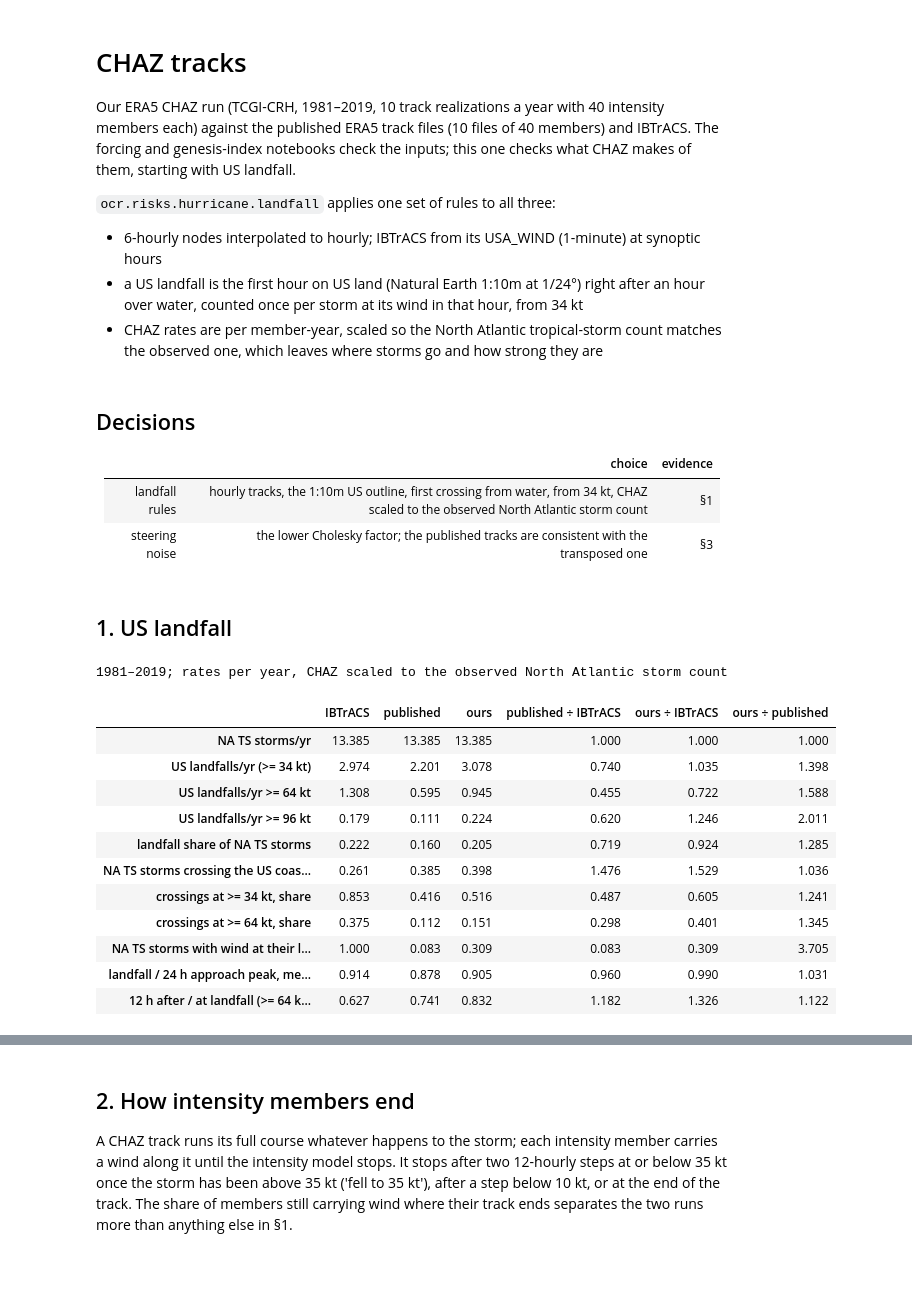
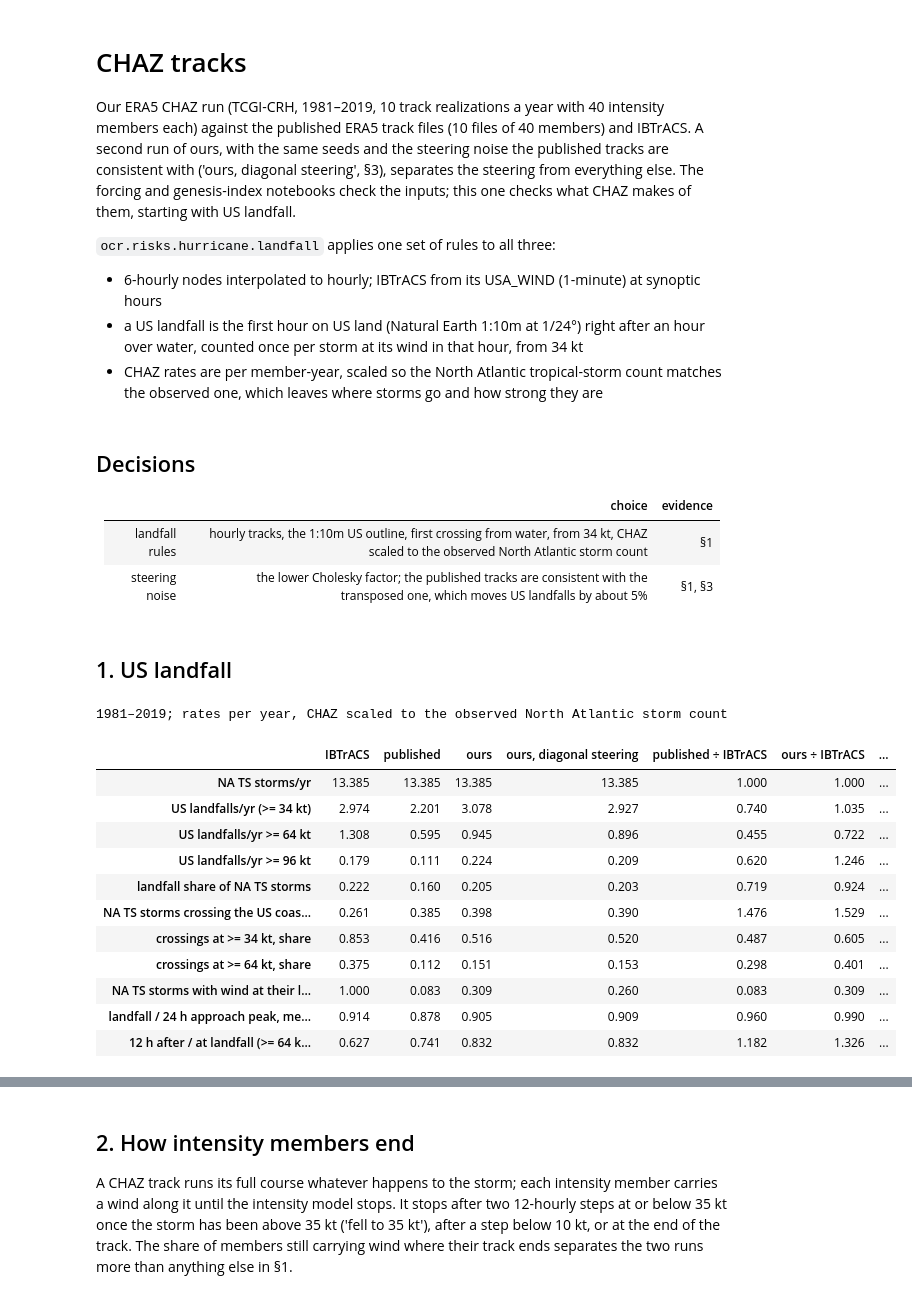
Before and after one commit to carbonplan/ocr-multi-hazard, a Jupyter notebook: docs/methods/hurricane-risk/tracks.ipynb, the cells around one changed output, grey strips where cells are left out. Cells and saved outputs as stored; diff of their text form; code cells hidden in the pictures; blank space fills up the shorter version.

```diff
--- a/docs/methods/hurricane-risk/tracks.ipynb
+++ b/docs/methods/hurricane-risk/tracks.ipynb
@@ -2,7 +2,9 @@
 # CHAZ tracks
 
 Our ERA5 CHAZ run (TCGI-CRH, 1981–2019, 10 track realizations a year with 40 intensity members
-each) against the published ERA5 track files (10 files of 40 members) and IBTrACS. The forcing and
+each) against the published ERA5 track files (10 files of 40 members) and IBTrACS. A second run of
+ours, with the same seeds and the steering noise the published tracks are consistent with
+('ours, diagonal steering', §3), separates the steering from everything else. The forcing and
 genesis-index notebooks check the inputs; this one checks what CHAZ makes of them, starting with
 US landfall.
 
@@ -19,7 +21,7 @@ US landfall.
 | | choice | evidence |
 | --- | --- | --- |
 | landfall rules | hourly tracks, the 1:10m US outline, first crossing from water, from 34 kt, CHAZ scaled to the observed North Atlantic storm count | §1 |
-| steering noise | the lower Cholesky factor; the published tracks are consistent with the transposed one | §3 |
+| steering noise | the lower Cholesky factor; the published tracks are consistent with the transposed one, which moves US landfalls by about 5% | §1, §3 |
 # %%
 import matplotlib.pyplot as plt
 import numpy as np
@@ -28,22 +30,34 @@ import xarray as xr
 
 from ocr.risks.hurricane import landfall, store, tracks
 
-OURS, THEIRS, OBS = '#2a78d6', '#eb6834', '#52514e'
-COLORS = {'IBTrACS': OBS, 'published': THEIRS, 'ours': OURS}
+TCGI = 'TCGI_CRH_PI'
+OURS, THEIRS, OBS, DIAG = '#2a78d6', '#eb6834', '#52514e', '#1baf7a'
+SETS = {'ours': TCGI, 'ours, diagonal steering': f'{TCGI}-steering-diagonal'}
+COLORS = {'IBTrACS': OBS, 'published': THEIRS, 'ours': OURS, 'ours, diagonal steering': DIAG}
 plt.rcParams.update(
     {'axes.spines.top': False, 'axes.spines.right': False, 'figure.dpi': 110, 'font.size': 9}
 )
-TCGI = 'TCGI_CRH_PI'
-summary = pd.read_csv(store.path(f'{landfall.OUT}/summary_{TCGI}.csv'), index_col=0)
+summaries = {
+    name: pd.read_csv(store.path(f'{landfall.OUT}/summary_{run}.csv'), index_col=0)
+    for name, run in SETS.items()
+}
+
+
+def scaled_column(summary, prefix):
+    return summary[next(c for c in summary if c.startswith(f'{prefix} (x'))]
+
+
+scaled = {
+    'IBTrACS': summaries['ours']['IBTrACS'],
+    'published': scaled_column(summaries['ours'], 'published'),
+    **{name: scaled_column(summary, 'ours') for name, summary in summaries.items()},
+}
 rows = {
-    name: pd.read_parquet(store.path(f'{landfall.OUT}/rows_{key}.parquet'))
-    for name, key in (('IBTrACS', 'ibtracs'), ('published', 'published'), ('ours', f'ours_{TCGI}'))
-}
-scaled = {
-    'IBTrACS': summary['IBTrACS'],
+    'IBTrACS': pd.read_parquet(store.path(f'{landfall.OUT}/rows_ibtracs.parquet')),
+    'published': pd.read_parquet(store.path(f'{landfall.OUT}/rows_published.parquet')),
     **{
-        name: summary[next(c for c in summary if c.startswith(f'{name} (x'))]
-        for name in ('published', 'ours')
+        name: pd.read_parquet(store.path(f'{landfall.OUT}/rows_ours_{run}.parquet'))
+        for name, run in SETS.items()
     },
 }
 # %% [markdown]
@@ -51,38 +65,39 @@ scaled = {
 # %%
 keep = [
     'NA TS storms/yr',
     'US landfalls/yr (>= 34 kt)',
     'US landfalls/yr >= 64 kt',
     'US landfalls/yr >= 96 kt',
     'landfall share of NA TS storms',
     'NA TS storms crossing the US coast, share',
     'crossings at >= 34 kt, share',
     'crossings at >= 64 kt, share',
     'NA TS storms with wind at their last track node, share',
     'landfall / 24 h approach peak, median',
     '12 h after / at landfall (>= 64 kt), median',
 ]
 t = pd.DataFrame(scaled).loc[keep]
 t['published ÷ IBTrACS'] = t['published'] / t['IBTrACS']
 t['ours ÷ IBTrACS'] = t['ours'] / t['IBTrACS']
 t['ours ÷ published'] = t['ours'] / t['published']
+t['diagonal ÷ ours'] = t['ours, diagonal steering'] / t['ours']
 t.style.format('{:.3f}').set_caption(
     '1981–2019; rates per year, CHAZ scaled to the observed North Atlantic storm count'
 )
 # %% [output]
 1981–2019; rates per year, CHAZ scaled to the observed North Atlantic storm count
-|  | IBTrACS | published | ours | published ÷ IBTrACS | ours ÷ IBTrACS | ours ÷ published |
-| NA TS storms/yr | 13.385 | 13.385 | 13.385 | 1.000 | 1.000 | 1.000 |
-| US landfalls/yr (>= 34 kt) | 2.974 | 2.201 | 3.078 | 0.740 | 1.035 | 1.398 |
-| US landfalls/yr >= 64 kt | 1.308 | 0.595 | 0.945 | 0.455 | 0.722 | 1.588 |
-| US landfalls/yr >= 96 kt | 0.179 | 0.111 | 0.224 | 0.620 | 1.246 | 2.011 |
-| landfall share of NA TS storms | 0.222 | 0.160 | 0.205 | 0.719 | 0.924 | 1.285 |
-| NA TS storms crossing the US coas... | 0.261 | 0.385 | 0.398 | 1.476 | 1.529 | 1.036 |
-| crossings at >= 34 kt, share | 0.853 | 0.416 | 0.516 | 0.487 | 0.605 | 1.241 |
-| crossings at >= 64 kt, share | 0.375 | 0.112 | 0.151 | 0.298 | 0.401 | 1.345 |
-| NA TS storms with wind at their l... | 1.000 | 0.083 | 0.309 | 0.083 | 0.309 | 3.705 |
-| landfall / 24 h approach peak, me... | 0.914 | 0.878 | 0.905 | 0.960 | 0.990 | 1.031 |
-| 12 h after / at landfall (>= 64 k... | 0.627 | 0.741 | 0.832 | 1.182 | 1.326 | 1.122 |
+|  | IBTrACS | published | ours | ours, diagonal steering | published ÷ IBTrACS | ours ÷ IBTrACS | ... |
+| NA TS storms/yr | 13.385 | 13.385 | 13.385 | 13.385 | 1.000 | 1.000 | ... |
+| US landfalls/yr (>= 34 kt) | 2.974 | 2.201 | 3.078 | 2.927 | 0.740 | 1.035 | ... |
+| US landfalls/yr >= 64 kt | 1.308 | 0.595 | 0.945 | 0.896 | 0.455 | 0.722 | ... |
+| US landfalls/yr >= 96 kt | 0.179 | 0.111 | 0.224 | 0.209 | 0.620 | 1.246 | ... |
+| landfall share of NA TS storms | 0.222 | 0.160 | 0.205 | 0.203 | 0.719 | 0.924 | ... |
+| NA TS storms crossing the US coas... | 0.261 | 0.385 | 0.398 | 0.390 | 1.476 | 1.529 | ... |
+| crossings at >= 34 kt, share | 0.853 | 0.416 | 0.516 | 0.520 | 0.487 | 0.605 | ... |
+| crossings at >= 64 kt, share | 0.375 | 0.112 | 0.151 | 0.153 | 0.298 | 0.401 | ... |
+| NA TS storms with wind at their l... | 1.000 | 0.083 | 0.309 | 0.260 | 0.083 | 0.309 | ... |
+| landfall / 24 h approach peak, me... | 0.914 | 0.878 | 0.905 | 0.909 | 0.960 | 0.990 | ... |
+| 12 h after / at landfall (>= 64 k... | 0.627 | 0.741 | 0.832 | 0.832 | 1.182 | 1.326 | ... |
 # %% [markdown]
 Scaled to the same number of North Atlantic storms, our run makes 1.4 times as many US landfalls
 as the published one, and the gap grows with intensity: 1.6 times at 64 kt, 2.0 at 96 kt. The
```
Also changed, not shown: parts of 12 cells of this notebook.
